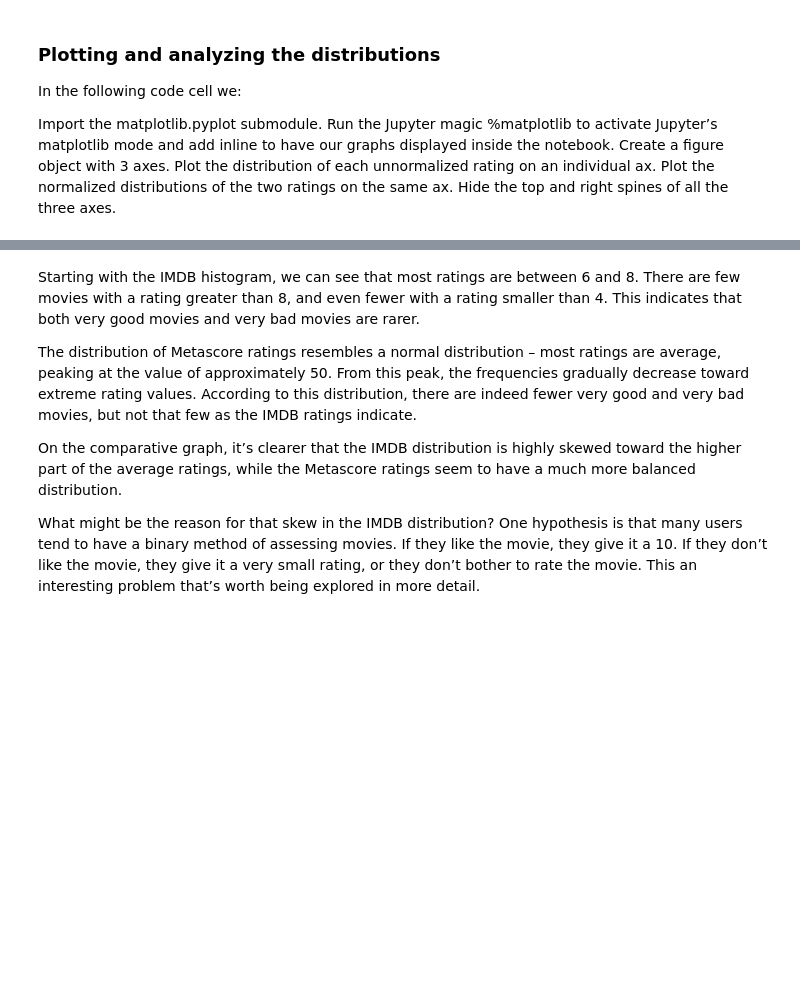
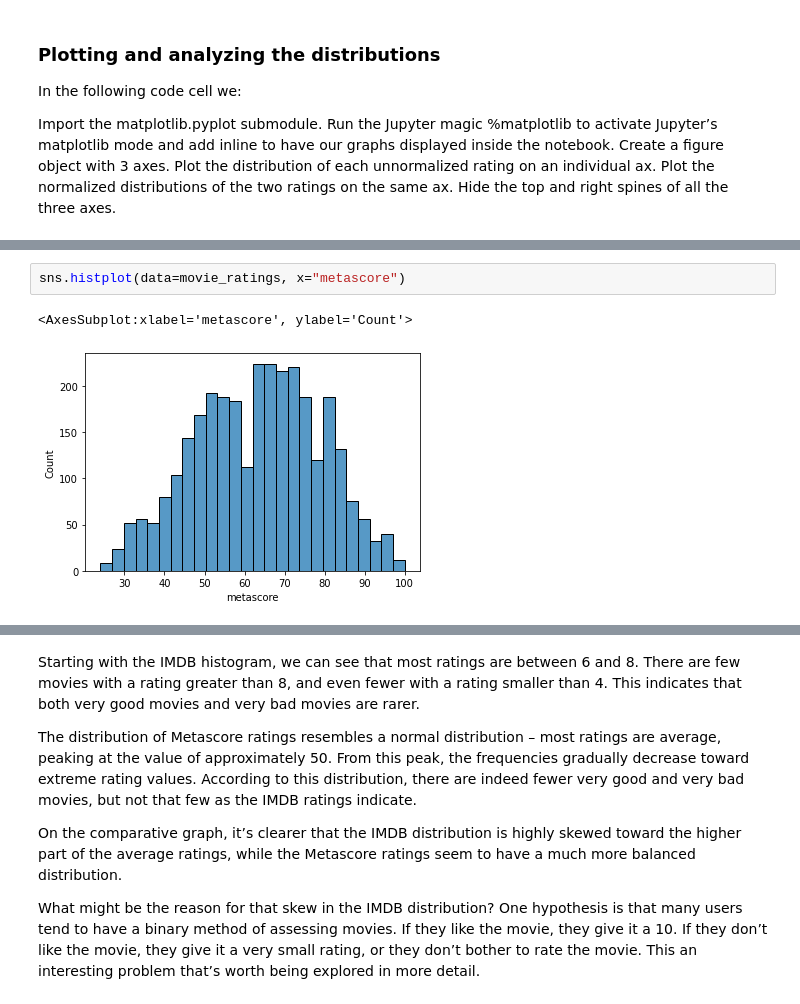
Before and after one commit to osumorodgers/IMDB_scraper, a Jupyter notebook: scraper.ipynb, the cells around one changed output, grey strips where cells are left out. Saved outputs shown, nothing was run; the diff lists cells and outputs as text; blank space fills up the shorter version.

```diff
--- a/scraper.ipynb
+++ b/scraper.ipynb
@@ -470,0 +515,5 @@ No handles with labels found to put in legend.
+# %%
+sns.histplot(data=movie_ratings, x="metascore")
+# %% [output]
+<AxesSubplot:xlabel='metascore', ylabel='Count'>
+[figure, added]
```
Also changed, not shown: parts of 18 cells of this notebook, 5 other files.
